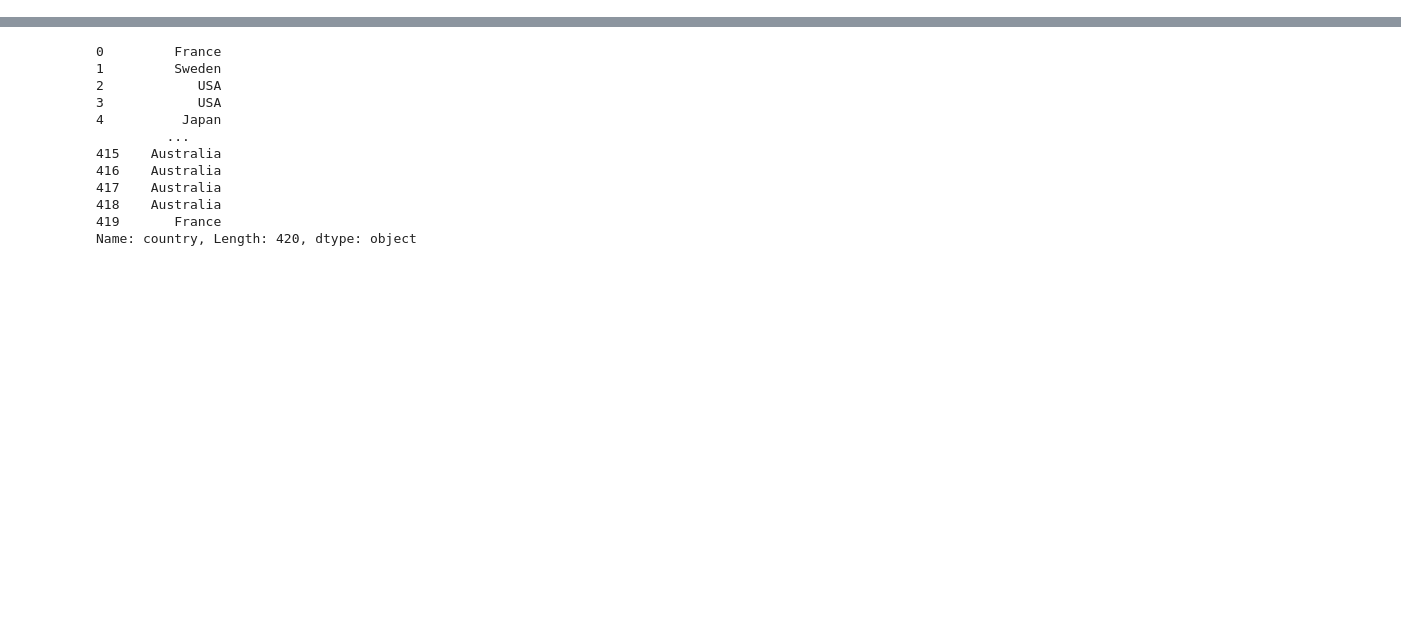
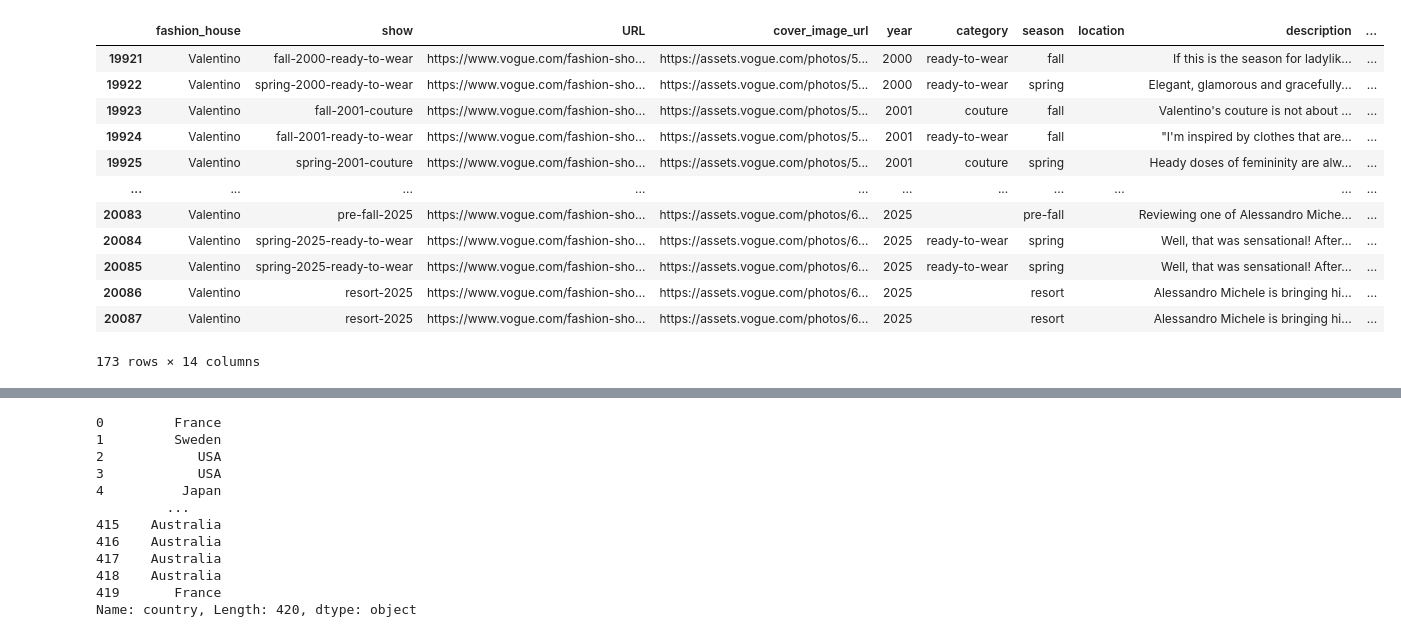
Before and after one commit to traopia/FashionDB, a Jupyter notebook: temporary_playground.ipynb, the cells around one changed output, grey strips where cells are left out. Cells and saved outputs as stored; diff of their text form; code cells hidden in the pictures; blank space fills up the shorter version.

Commit message:
final df with reviews

```diff
--- a/temporary_playground.ipynb
+++ b/temporary_playground.ipynb
@@ -23,0 +74,4 @@ df
+# %%
+df_url = "https://huggingface.co/datasets/traopia/FashionDB/resolve/main/final_info_designers.parquet"
+df = pd.read_parquet(df_url)
+df
@@ -23,0 +163,16 @@ df
+# %%
+df[df["fashion_house"]=="Valentino"]
+# %% [output]
+|  | fashion_house | show | URL | cover_image_url | year | category | season | location | description | ... |
+| 19921 | Valentino | fall-2000-ready-to-wear | https://www.vogue.com/fashion-sho... | https://assets.vogue.com/photos/5... | 2000 | ready-to-wear | fall |  | If this is the season for ladylik... | ... |
+| 19922 | Valentino | spring-2000-ready-to-wear | https://www.vogue.com/fashion-sho... | https://assets.vogue.com/photos/5... | 2000 | ready-to-wear | spring |  | Elegant, glamorous and gracefully... | ... |
+| 19923 | Valentino | fall-2001-couture | https://www.vogue.com/fashion-sho... | https://assets.vogue.com/photos/5... | 2001 | couture | fall |  | Valentino's couture is not about ... | ... |
+| 19924 | Valentino | fall-2001-ready-to-wear | https://www.vogue.com/fashion-sho... | https://assets.vogue.com/photos/5... | 2001 | ready-to-wear | fall |  | "I'm inspired by clothes that are... | ... |
+| 19925 | Valentino | spring-2001-couture | https://www.vogue.com/fashion-sho... | https://assets.vogue.com/photos/5... | 2001 | couture | spring |  | Heady doses of femininity are alw... | ... |
+| ... | ... | ... | ... | ... | ... | ... | ... | ... | ... | ... |
+| 20083 | Valentino | pre-fall-2025 | https://www.vogue.com/fashion-sho... | https://assets.vogue.com/photos/6... | 2025 |  | pre-fall |  | Reviewing one of Alessandro Miche... | ... |
+| 20084 | Valentino | spring-2025-ready-to-wear | https://www.vogue.com/fashion-sho... | https://assets.vogue.com/photos/6... | 2025 | ready-to-wear | spring |  | Well, that was sensational! After... | ... |
+| 20085 | Valentino | spring-2025-ready-to-wear | https://www.vogue.com/fashion-sho... | https://assets.vogue.com/photos/6... | 2025 | ready-to-wear | spring |  | Well, that was sensational! After... | ... |
+| 20086 | Valentino | resort-2025 | https://www.vogue.com/fashion-sho... | https://assets.vogue.com/photos/6... | 2025 |  | resort |  | Alessandro Michele is bringing hi... | ... |
+| 20087 | Valentino | resort-2025 | https://www.vogue.com/fashion-sho... | https://assets.vogue.com/photos/6... | 2025 |  | resort |  | Alessandro Michele is bringing hi... | ... |
+173 rows × 14 columns
```
Also changed, not shown: parts of 13 cells of this notebook, 3 other files.
